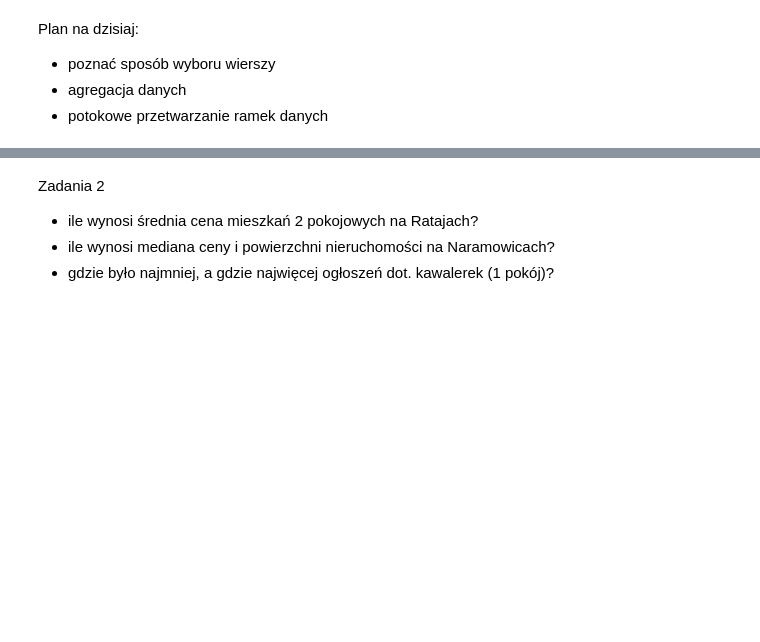
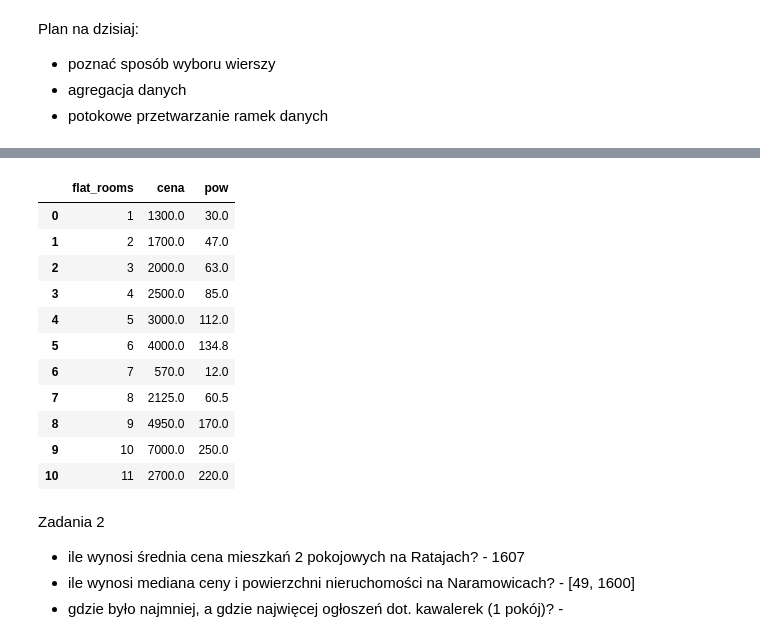
Before and after one commit to DepartmentOfStatisticsPUE/air-2024, a Jupyter notebook: notebooks/1_processing.ipynb, the cells around one changed output, grey strips where cells are left out. Saved outputs shown, nothing was run; the diff lists cells and outputs as text; code cells hidden in the pictures; blank space fills up the shorter version.

```diff
--- a/notebooks/1_processing.ipynb
+++ b/notebooks/1_processing.ipynb
@@ -22,6 +118,27 @@ Zadania 1
+# %%
+(
+    pzn
+    .groupby("flat_rooms")
+    .agg(cena = pd.NamedAgg("price", "median"),
+         pow = pd.NamedAgg("flat_area", "median"))
+    .reset_index()
+)
+# %% [output]
+|  | flat_rooms | cena | pow |
+| 0 | 1 | 1300.0 | 30.0 |
+| 1 | 2 | 1700.0 | 47.0 |
+| 2 | 3 | 2000.0 | 63.0 |
+| 3 | 4 | 2500.0 | 85.0 |
+| 4 | 5 | 3000.0 | 112.0 |
+| 5 | 6 | 4000.0 | 134.8 |
+| 6 | 7 | 570.0 | 12.0 |
+| 7 | 8 | 2125.0 | 60.5 |
+| 8 | 9 | 4950.0 | 170.0 |
+| 9 | 10 | 7000.0 | 250.0 |
+| 10 | 11 | 2700.0 | 220.0 |
 # %% [markdown]
 Zadania 2
 
-+ ile wynosi średnia cena mieszkań 2 pokojowych na Ratajach?
-+ ile wynosi mediana ceny i powierzchni nieruchomości na Naramowicach?
-+ gdzie było najmniej, a gdzie najwięcej ogłoszeń dot. kawalerek (1 pokój)?
++ ile wynosi średnia cena mieszkań 2 pokojowych na Ratajach? - 1607
++ ile wynosi mediana ceny i powierzchni nieruchomości na Naramowicach? - [49, 1600]
++ gdzie było najmniej, a gdzie najwięcej ogłoszeń dot. kawalerek (1 pokój)? -
```
Also changed, not shown: parts of 25 cells of this notebook.
